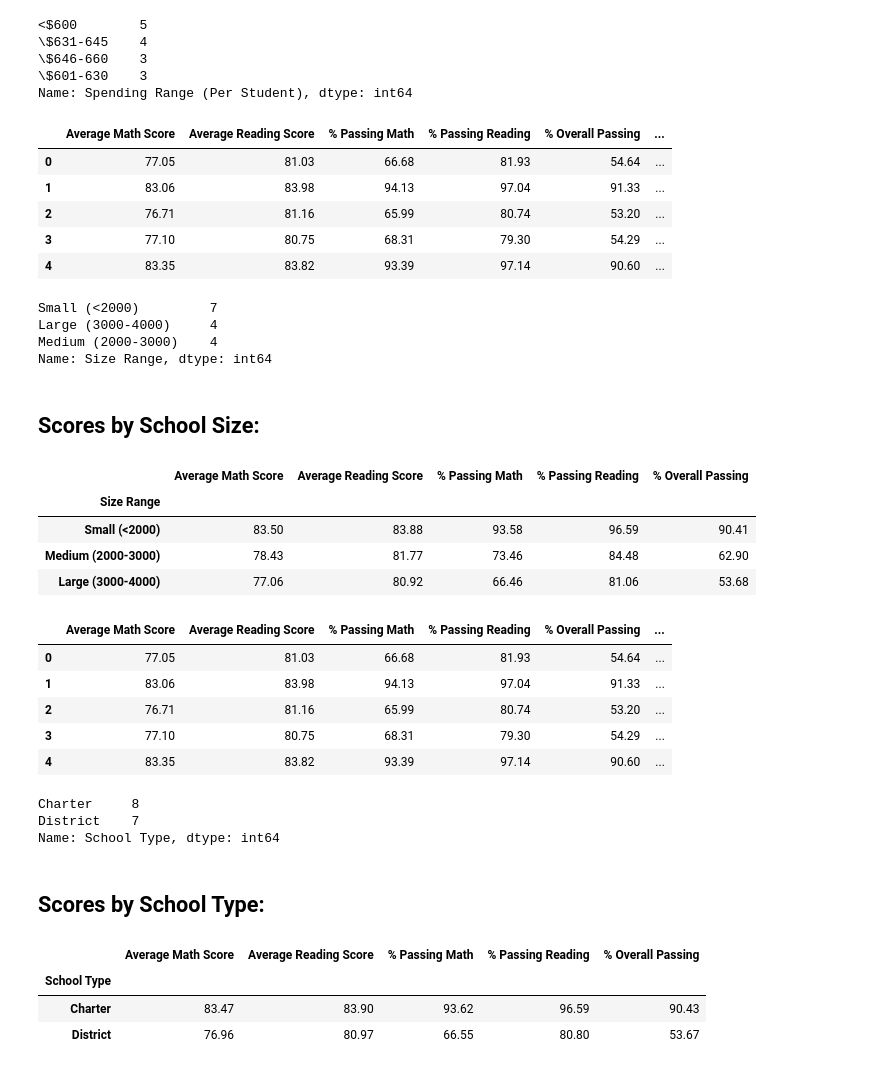
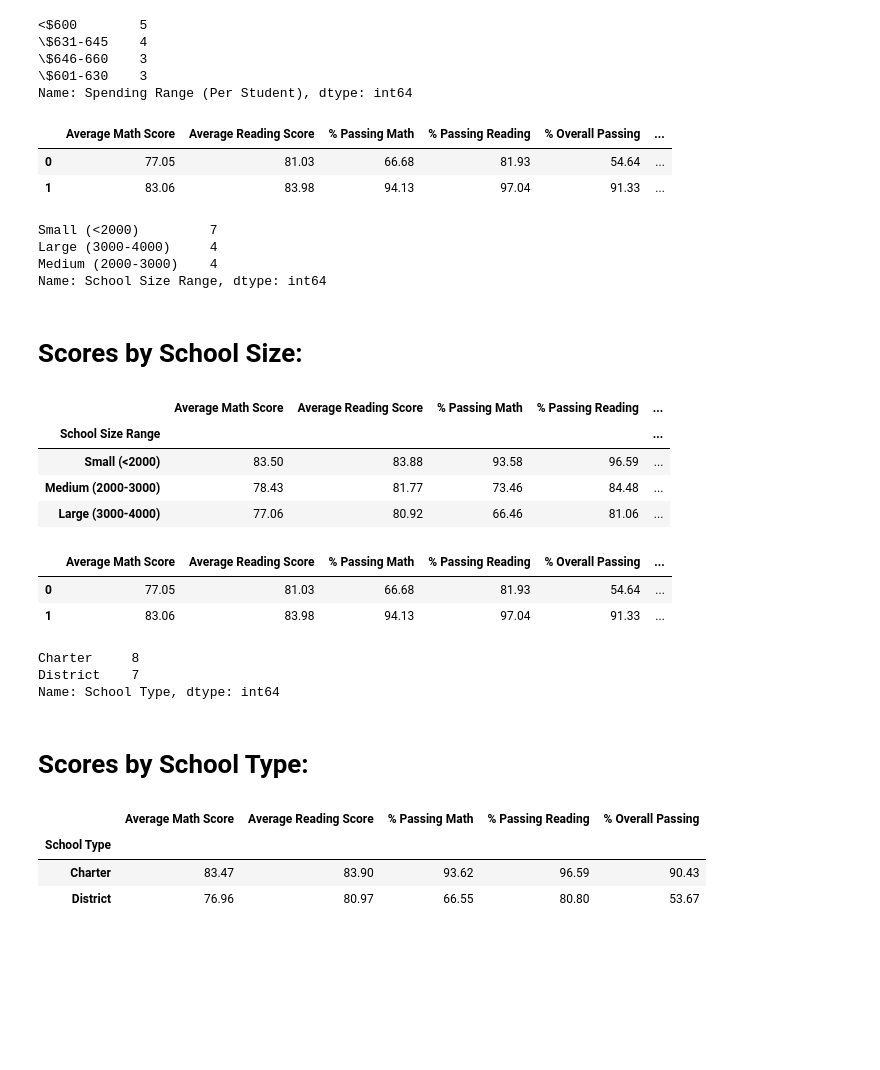
Before and after one commit to juliabrunett/pandas-challenge, a Jupyter notebook: PyCitySchools/PyCitySchools.ipynb, the cells around one changed output. Drawn from its saved outputs; the diff is of its cells as text; code cells hidden in the pictures; blank space fills up the shorter version.

```diff
--- a/PyCitySchools/PyCitySchools.ipynb
+++ b/PyCitySchools/PyCitySchools.ipynb
@@ -327,9 +305,13 @@ school_merged_df.head()
 school_merged_df = school_merged_df[["School Name", "School Type", "Total Students", "Total School Budget",
                                      "Per Student Budget", "Average Math Score", "Average Reading Score",
                                      "% Passing Math", "% Passing Reading", "% Overall Passing"]]
+
+# Change formats of numbers
+school_merged_df["Total School Budget"] = school_merged_df["Total School Budget"].map("${:,.2f}".format)
+school_merged_df["Total Students"] = school_merged_df["Total Students"].map("{:,}".format)
+
 # Set index to School Name
-school_merged_df = school_merged_df.set_index("School Name")
-school_merged_df
+school_merged_df.set_index("School Name")
 # %% [output]
 |  | School Type | Total Students | Total School Budget | Per Student Budget | Average Math Score | ... |
 | School Name |  |  |  |  |  | ... |
@@ -611,38 +590,35 @@ size_bins = [0, 2000, 3000, 5000]
 size_names = ["Small (<2000)", "Medium (2000-3000)", "Large (3000-4000)"]
 # %%
 # Create Bins for Size Range
-size_df["Size Range"] = pd.cut(size_df["Size"], size_bins, labels=size_names, include_lowest=True)
+size_df["School Size Range"] = pd.cut(size_df["Size"], size_bins, labels=size_names, include_lowest=True)
 # Remove unneccessary columns
 size_range_df = size_df[["Average Math Score", "Average Reading Score", "% Passing Math", "% Passing Reading",
-                  "% Overall Passing", "Size Range"]]
-size_range_df.head()
+                  "% Overall Passing", "School Size Range"]]
+size_range_df.head(2)
 # %% [output]
 |  | Average Math Score | Average Reading Score | % Passing Math | % Passing Reading | % Overall Passing | ... |
 | 0 | 77.05 | 81.03 | 66.68 | 81.93 | 54.64 | ... |
 | 1 | 83.06 | 83.98 | 94.13 | 97.04 | 91.33 | ... |
-| 2 | 76.71 | 81.16 | 65.99 | 80.74 | 53.20 | ... |
-| 3 | 77.10 | 80.75 | 68.31 | 79.30 | 54.29 | ... |
-| 4 | 83.35 | 83.82 | 93.39 | 97.14 | 90.60 | ... |
 # %%
 # Check amount in each bin
-size_range_df["Size Range"].value_counts()
+size_range_df["School Size Range"].value_counts()
 # %% [output]
 Small (<2000)         7
 Large (3000-4000)     4
 Medium (2000-3000)    4
-Name: Size Range, dtype: int64
+Name: School Size Range, dtype: int64
 # %% [markdown]
-## Scores by School Size:
+# Scores by School Size:
 # %%
 # OUTPUT: SCORES BY SCHOOL SIZE
-size_groupby = size_range_df.groupby(["Size Range"])
+size_groupby = size_range_df.groupby(["School Size Range"])
 round(size_groupby.mean().head(15), 2)
 # %% [output]
-|  | Average Math Score | Average Reading Score | % Passing Math | % Passing Reading | % Overall Passing |
-| Size Range |  |  |  |  |  |
-| Small (<2000) | 83.50 | 83.88 | 93.58 | 96.59 | 90.41 |
-| Medium (2000-3000) | 78.43 | 81.77 | 73.46 | 84.48 | 62.90 |
-| Large (3000-4000) | 77.06 | 80.92 | 66.46 | 81.06 | 53.68 |
+|  | Average Math Score | Average Reading Score | % Passing Math | % Passing Reading | ... |
+| School Size Range |  |  |  |  | ... |
+| Small (<2000) | 83.50 | 83.88 | 93.58 | 96.59 | ... |
+| Medium (2000-3000) | 78.43 | 81.77 | 73.46 | 84.48 | ... |
+| Large (3000-4000) | 77.06 | 80.92 | 66.46 | 81.06 | ... |
 # %%
 # Merge school tables for scores by school type
 type_df = pd.merge(school_merged_df, renamed_schools_df, on="School Name")
@@ -650,14 +626,11 @@ type_df = pd.merge(school_merged_df, renamed_schools_df, on="School Name")
 school_type_df = type_df[["Average Math Score", "Average Reading Score", "% Passing Math", "% Passing Reading",
                   "% Overall Passing", "Type"]]
 school_type_df = school_type_df.rename(columns={"Type": "School Type"})
-school_type_df.head()
+school_type_df.head(2)
 # %% [output]
 |  | Average Math Score | Average Reading Score | % Passing Math | % Passing Reading | % Overall Passing | ... |
 | 0 | 77.05 | 81.03 | 66.68 | 81.93 | 54.64 | ... |
 | 1 | 83.06 | 83.98 | 94.13 | 97.04 | 91.33 | ... |
-| 2 | 76.71 | 81.16 | 65.99 | 80.74 | 53.20 | ... |
-| 3 | 77.10 | 80.75 | 68.31 | 79.30 | 54.29 | ... |
-| 4 | 83.35 | 83.82 | 93.39 | 97.14 | 90.60 | ... |
 # %%
 # Find breakdown of school types
 school_type_df["School Type"].value_counts()
@@ -666,7 +639,7 @@ Charter     8
 District    7
 Name: School Type, dtype: int64
 # %% [markdown]
-## Scores by School Type:
+# Scores by School Type:
 # %%
 # OUTPUT: SCORES BY SCHOOL TYPE
 school_type_groupby = school_type_df.groupby(["School Type"])
```
Also changed, not shown: parts of 32 cells of this notebook.
